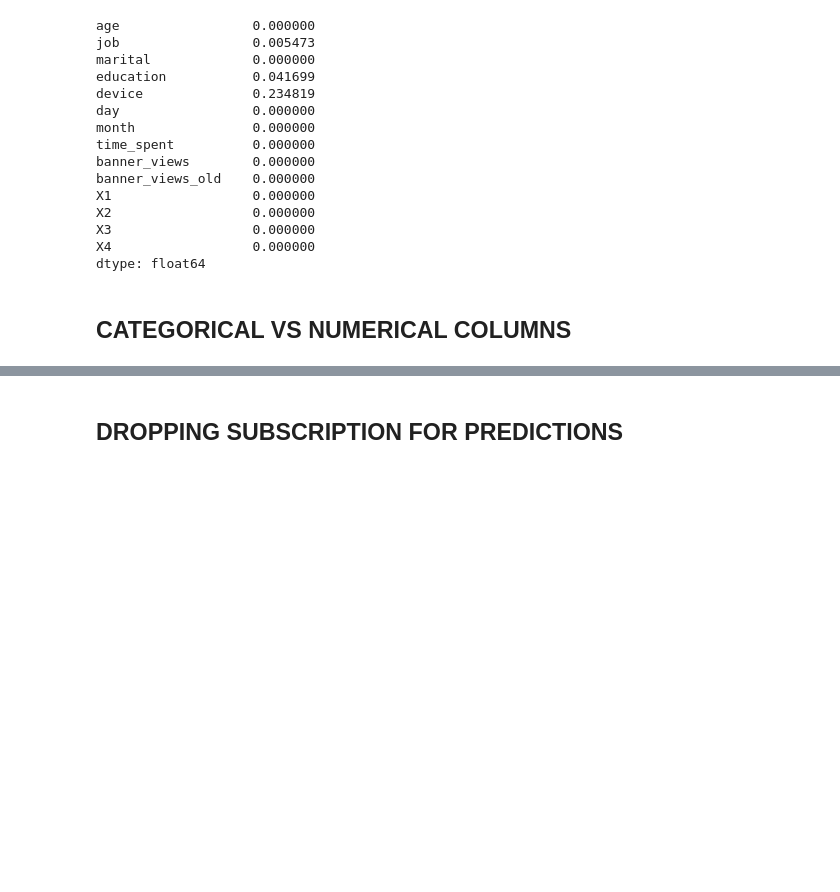
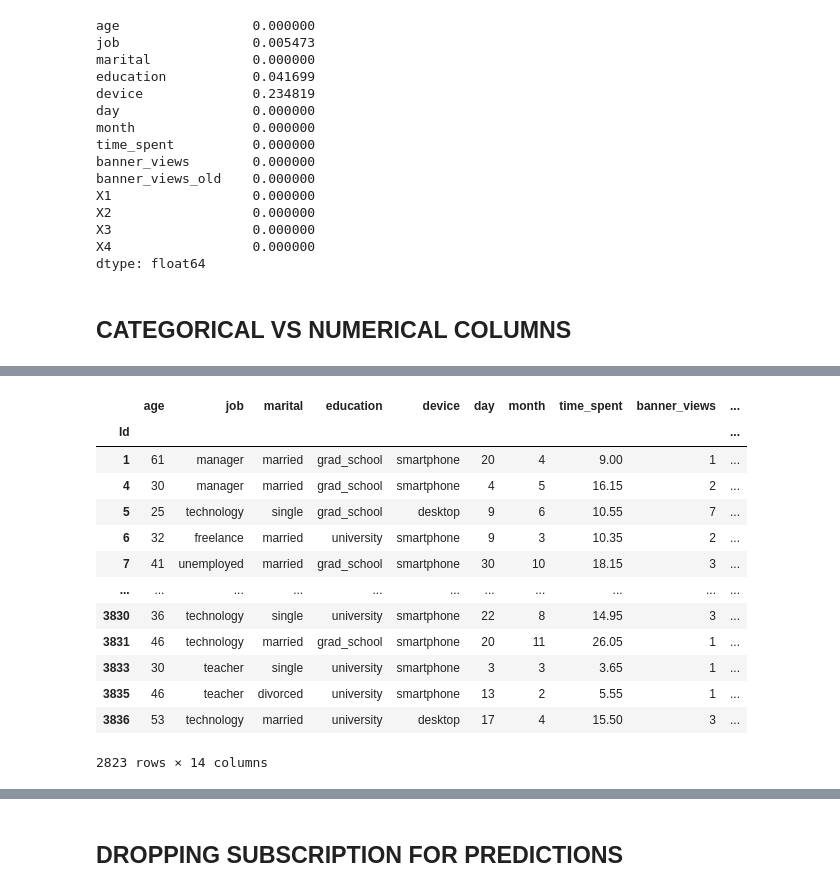
Before and after one commit to realbigi/ML_Data_Competition, a Jupyter notebook: LIAM/Report_LIAM2.ipynb, the cells around one changed output, grey strips where cells are left out. Saved outputs shown, nothing was run; the diff lists cells and outputs as text; code cells hidden in the pictures; blank space fills up the shorter version.

```diff
--- a/LIAM/Report_LIAM2.ipynb
+++ b/LIAM/Report_LIAM2.ipynb
@@ -181,3 +282,11 @@ dtype: float64
 ## NA VALUES TEST
 # %%
 test['days_elapsed_old'] = test['days_elapsed_old'].replace(-1, np.nan)
+# %%
+test['X1'] = test['X1'].astype(int)
+test['X2'] = test['X2'].astype(int)
+test['X3'] = test['X3'].astype(int)
+
+test = test.astype({'job':'category', 'marital':'category', 'education':'category', 'device':'category', 'X1':'category', 'X2':'category', 'X3':'category', 'X4':'float64', 'day':'category', 'month':'category'})
+
+test.info()
@@ -238,0 +450,17 @@ numerical_columns_names = list(numerical_columns)
+# %%
+test
+# %% [output]
+|  | age | job | marital | education | device | day | month | time_spent | banner_views | ... |
+| Id |  |  |  |  |  |  |  |  |  | ... |
+| 1 | 61 | manager | married | grad_school | smartphone | 20 | 4 | 9.00 | 1 | ... |
+| 4 | 30 | manager | married | grad_school | smartphone | 4 | 5 | 16.15 | 2 | ... |
+| 5 | 25 | technology | single | grad_school | desktop | 9 | 6 | 10.55 | 7 | ... |
+| 6 | 32 | freelance | married | university | smartphone | 9 | 3 | 10.35 | 2 | ... |
+| 7 | 41 | unemployed | married | grad_school | smartphone | 30 | 10 | 18.15 | 3 | ... |
+| ... | ... | ... | ... | ... | ... | ... | ... | ... | ... | ... |
+| 3830 | 36 | technology | single | university | smartphone | 22 | 8 | 14.95 | 3 | ... |
+| 3831 | 46 | technology | married | grad_school | smartphone | 20 | 11 | 26.05 | 1 | ... |
+| 3833 | 30 | teacher | single | university | smartphone | 3 | 3 | 3.65 | 1 | ... |
+| 3835 | 46 | teacher | divorced | university | smartphone | 13 | 2 | 5.55 | 1 | ... |
+| 3836 | 53 | technology | married | university | desktop | 17 | 4 | 15.50 | 3 | ... |
+2823 rows × 14 columns
```
Also changed, not shown: parts of 32 cells of this notebook.
